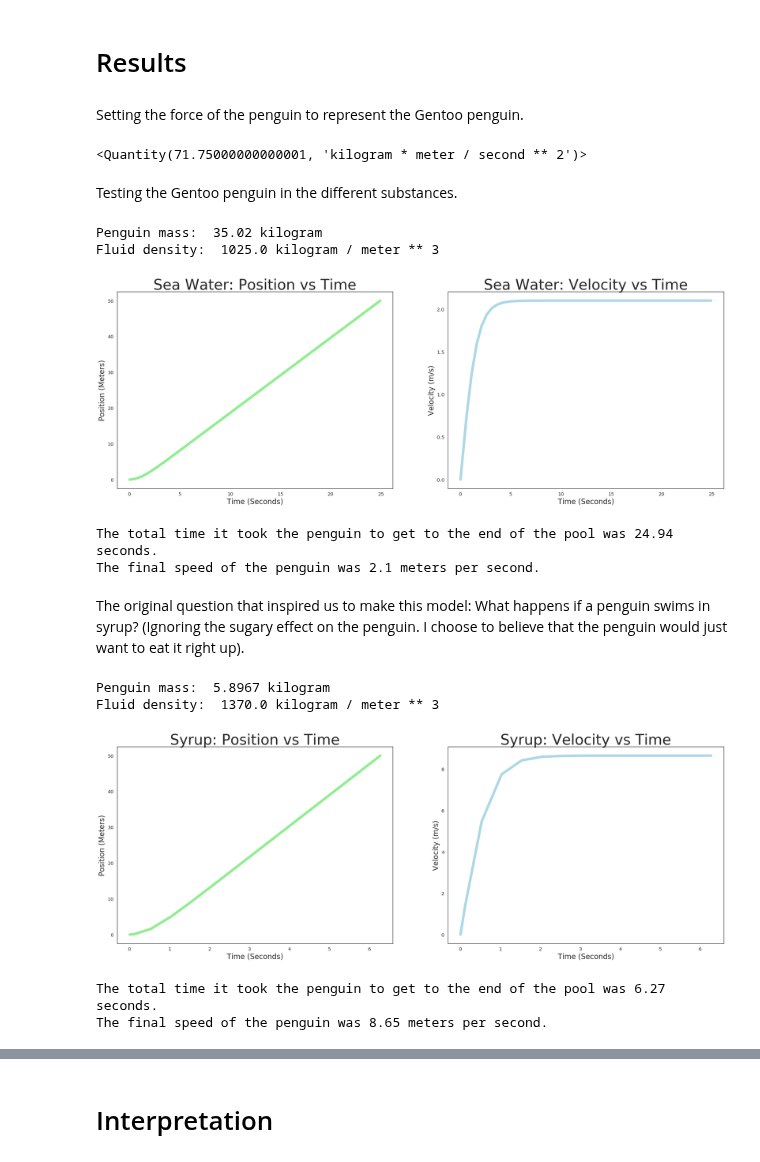
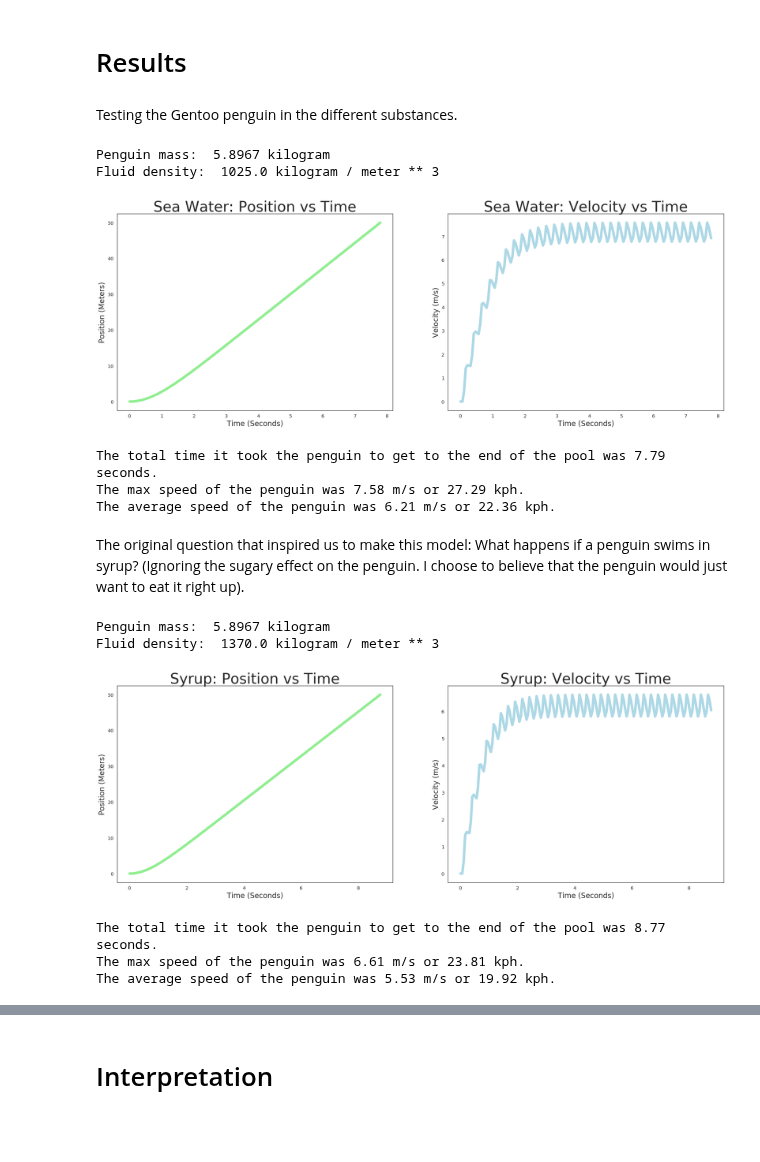
Before and after one commit to Griffith-Stites/ModSimPy, a Jupyter notebook: code/Project_3.ipynb, the cells around one changed output, grey strips where cells are left out. Drawn from its saved outputs; the diff is of its cells as text; code cells hidden in the pictures; blank space fills up the shorter version.

Commit message:
Updating Project 3 with basics of QMRI and sawtooth force function

```diff
--- a/code/Project_3.ipynb
+++ b/code/Project_3.ipynb
@@ -59,15 +59,19 @@ rho_water = 1000 * kg/m**3
 rho_sea_water = 1025 * kg/m**3
 rho_syrup = 1370 * kg/m**3
 rho_propyl_alcohol = 800 * kg/m**3
-rho_air = 1.2 * kg/m**3
 
 gentoo_mass =  5.8967 * kg
+gentoo_max_speed = 10 * m / s
+gentoo_flap_rate = 4 #Number of times per second the penguin flaps its wings
+
 params = Params(rho = rho_sea_water,
                 C_d = 0.07,
                 frontal_area = 0.02 * m**2,
                 velocity_init = 0 * m / s,
                 pool_length = 50 * m,
-                penguin_mass = gentoo_mass
+                p_mass = gentoo_mass,
+                p_max_speed = gentoo_max_speed,
+                p_flap_speed = 1/gentoo_flap_rate
 )
 # %% [output]
 |  | values |
@@ -128,0 +136,20 @@ def force_penguin_calc(max_speed, system):
+# %%
+def force_penguin(t, system):
+    """Computes the force the penguin exerts on the fluid.
+
+    t: time
+    system: System object
+
+    returns: Scalar penguin force"""
+    params_penguin = params
+    params_penguin.rho = rho_sea_water
+    system_penguin = make_system(params_penguin)
+    f_penguin_avg = - force_drag(system.p_max_speed, system_penguin)
+    #Checks to see where the penguin is in its motion
+    p_flap = signal.sawtooth((1/system.p_flap_speed) * 2 * pi * t, 0.5)
+    #Checks to see if the penguin is exerting force on the water or if it between strokes
+    if (p_flap > 0):
+        f_penguin = p_flap * 2 * f_penguin_avg
+    else:
+        f_penguin = 0
+    return f_penguin
@@ -140,11 +169,11 @@ def slope_func(state, t, system):
     unpack(system)
 
     f_drag = force_drag(v, system)
-    f_penguin = force_penguin
+    f_penguin = force_penguin(t, system)
 
     f_total = f_penguin + f_drag
 
     dydt = v
-    dvdt = f_total / penguin_mass #acceleration
+    dvdt = f_total / p_mass #acceleration
 
     return dydt, dvdt
@@ -194,3 +227,4 @@ def analyze_results(results, system, title):
 
     calc_total_time(results)
     calc_max_speed(results)
+    calc_avg_speed(results)
@@ -231,39 +297,33 @@ def calc_max_speed(results):
 # %% [markdown]
 # Results
-# %% [markdown]
-Setting the force of the penguin to represent the Gentoo penguin.
-# %%
-gentoo_max_speed = 36 * km / hr
-gentoo_max_speed = 10 * m / s
-force_penguin = force_penguin_calc(gentoo_max_speed, system)
-# %% [output]
-<Quantity(71.75000000000001, 'kilogram * meter / second ** 2')>
 # %% [markdown]
 Testing the Gentoo penguin in the different substances.
 # %%
 params.rho = rho_sea_water
 system = make_system(params)
-results, details = run_ode_solver(system, slope_func, events=event_func, max_step =.5)
+results, details = run_ode_solver(system, slope_func, events=event_func, max_step =.05)
 analyze_results(results, system, 'Sea Water')
 # %% [output]
-Penguin mass:  35.02 kilogram
+Penguin mass:  5.8967 kilogram
 Fluid density:  1025.0 kilogram / meter ** 3
-[figure, old version]
+[figure, new version]
-The total time it took the penguin to get to the end of the pool was 24.94 seconds.
-The final speed of the penguin was 2.1 meters per second.
+The total time it took the penguin to get to the end of the pool was 7.79 seconds.
+The max speed of the penguin was 7.58 m/s or 27.29 kph.
+The average speed of the penguin was 6.21 m/s or 22.36 kph.
 # %% [markdown]
 The original question that inspired us to make this model: What happens if a penguin swims in syrup? (Ignoring the sugary effect on the penguin. I choose to believe that the penguin would just want to eat it right up).
 # %%
 params.rho = rho_syrup
 system = make_system(params)
-results, details = run_ode_solver(system, slope_func, events=event_func, max_step =.5)
+results, details = run_ode_solver(system, slope_func, events=event_func, max_step =.05)
 analyze_results(results, system, 'Syrup')
 # %% [output]
 Penguin mass:  5.8967 kilogram
 Fluid density:  1370.0 kilogram / meter ** 3
-[figure, old version]
+[figure, new version]
-The total time it took the penguin to get to the end of the pool was 6.27 seconds.
-The final speed of the penguin was 8.65 meters per second.
+The total time it took the penguin to get to the end of the pool was 8.77 seconds.
+The max speed of the penguin was 6.61 m/s or 23.81 kph.
+The average speed of the penguin was 5.53 m/s or 19.92 kph.
 # %%
 params.rho = rho_propyl_alcohol
 system = make_system(params)
```
Also changed, not shown: parts of 31 cells of this notebook, 1 other file.
